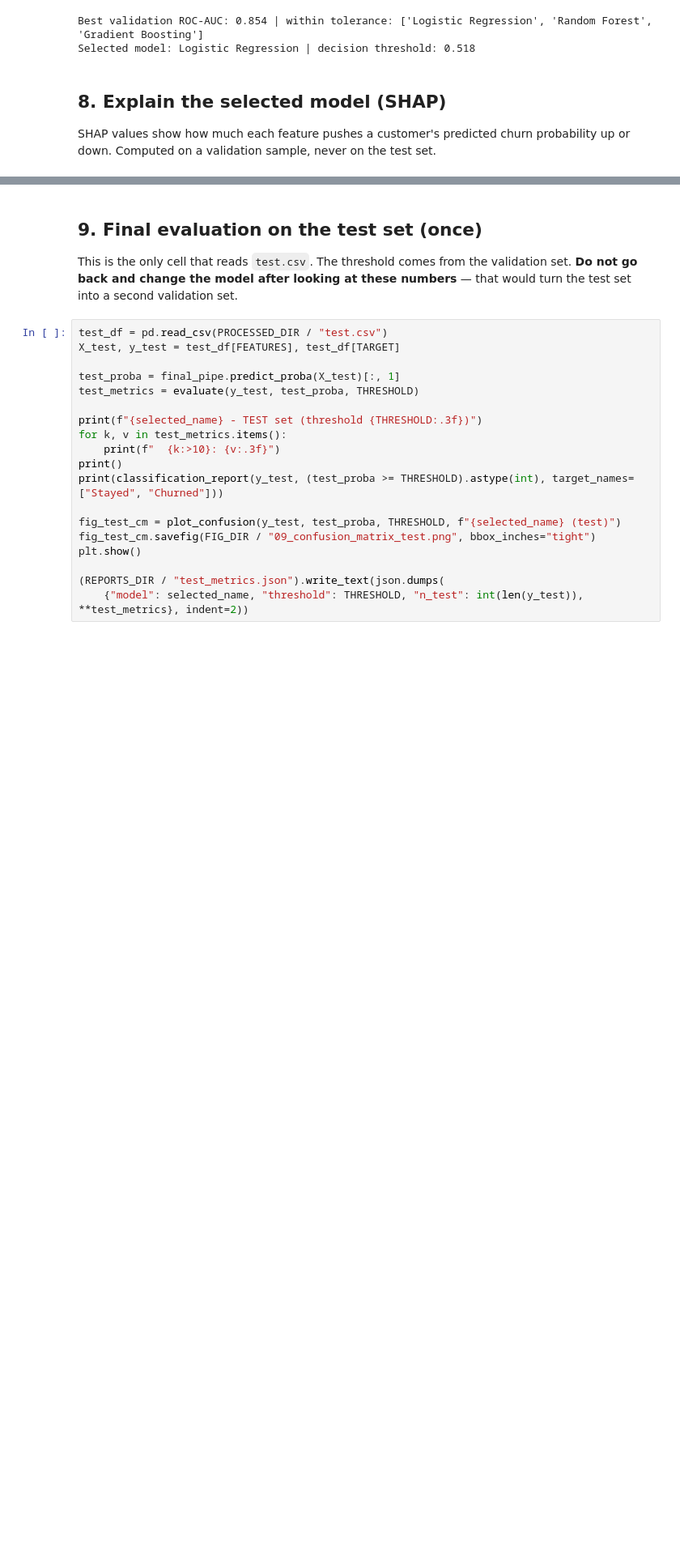
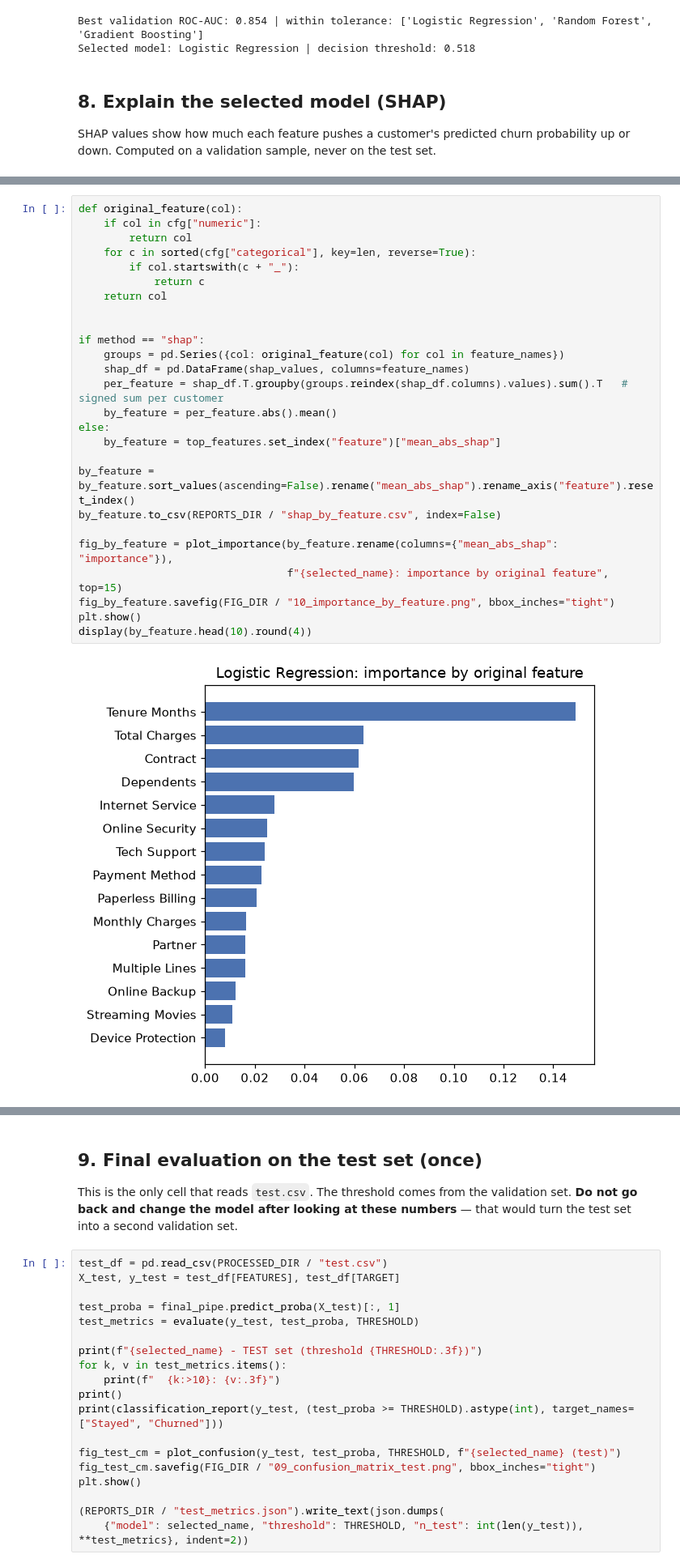
Before and after one commit to ayettmansouri/churn-mlops, a Jupyter notebook: notebooks/03_model_training.ipynb, the cells around one changed output, grey strips where cells are left out. Shown at 81% size. Cells and saved outputs as stored; diff of their text form; blank space fills up the shorter version.

```diff
--- a/notebooks/03_model_training.ipynb
+++ b/notebooks/03_model_training.ipynb
@@ -443,0 +450,28 @@ Explanation method: shap
+# %%
+def original_feature(col):
+    if col in cfg["numeric"]:
+        return col
+    for c in sorted(cfg["categorical"], key=len, reverse=True):
+        if col.startswith(c + "_"):
+            return c
+    return col
+
+
+if method == "shap":
+    groups = pd.Series({col: original_feature(col) for col in feature_names})
+    shap_df = pd.DataFrame(shap_values, columns=feature_names)
+    per_feature = shap_df.T.groupby(groups.reindex(shap_df.columns).values).sum().T   # signed sum per customer
+    by_feature = per_feature.abs().mean()
+else:
+    by_feature = top_features.set_index("feature")["mean_abs_shap"]
+
+by_feature = by_feature.sort_values(ascending=False).rename("mean_abs_shap").rename_axis("feature").reset_index()
+by_feature.to_csv(REPORTS_DIR / "shap_by_feature.csv", index=False)
+
+fig_by_feature = plot_importance(by_feature.rename(columns={"mean_abs_shap": "importance"}),
+                                 f"{selected_name}: importance by original feature", top=15)
+fig_by_feature.savefig(FIG_DIR / "10_importance_by_feature.png", bbox_inches="tight")
+plt.show()
+display(by_feature.head(10).round(4))
+# %% [output]
+[figure, added]
```
Also changed, not shown: parts of 9 cells of this notebook, 3 other files.
